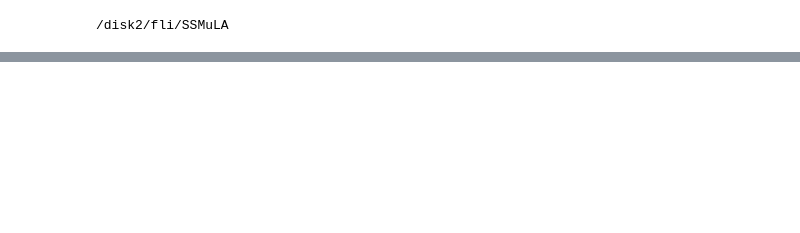
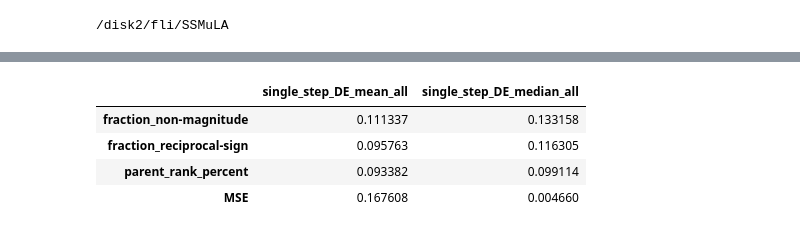
Before and after one commit to fhalab/SSMuLA, a Jupyter notebook: sandbox/fit_factor.ipynb, the cells around one changed output, grey strips where cells are left out. Saved outputs shown, nothing was run; the diff lists cells and outputs as text; code cells hidden in the pictures; blank space fills up the shorter version.

```diff
--- a/sandbox/fit_factor.ipynb
+++ b/sandbox/fit_factor.ipynb
@@ -54,0 +40,9 @@ for a in LANDSCAPE_ATTRIBUTES:
+# %%
+# Function to apply different gradients
+def apply_gradient(s, colormap='YlGnBu', mse_colormap='coolwarm'):
+    # Copy to avoid modifying the original data
+    is_mse = s.name == 'mse'
+    if is_mse:
+        return [f'background-color: {x}' for x in sns.color_palette(mse_colormap, len(s))]
+    else:
+        return [f'background-color: {x}' for x in sns.color_palette(colormap, len(s))]
@@ -103,0 +129,49 @@ numb_loc_opt_norm_cannot_escape        0.001393
+# %%
+import pandas as pd
+import numpy as np
+import matplotlib.pyplot as plt
+from matplotlib.colors import LinearSegmentedColormap
+
+# Sample data setup
+data = {
+    'single_step_DE_mean_all': [0.111337, 0.095763, 0.093382, 0.16760788934389106],
+    'single_step_DE_median_all': [0.133158, 0.116305, 0.099114, 0.004660274107895844]
+}
+index = ['fraction_non-magnitude', 'fraction_reciprocal-sign', 'parent_rank_percent', 'MSE']
+
+# Create DataFrame
+df = pd.DataFrame(data, index=index)
+
+# Custom colormap for the MSE row
+colors = ["#ffcccb", "#ffb6c1"]  # Light red to deeper pink
+cmap_mse = LinearSegmentedColormap.from_list("mse_cmap", colors, N=100)
+
+# Styling the DataFrame
+def style_dataframe(df):
+    # Define a function to apply gradient selectively
+    def apply_gradient(row):
+        if row.name == 'MSE':
+            # Generate colors for the MSE row based on its values
+            norm = plt.Normalize(row.min(), row.max())
+            rgba_colors = [cmap_mse(norm(value)) for value in row]
+            return [f'background-color: rgba({int(rgba[0]*255)}, {int(rgba[1]*255)}, {int(rgba[2]*255)}, {rgba[3]})' for rgba in rgba_colors]
+        else:
+            return [''] * len(row)  # No style for other rows
+
+    # Apply gradient across all rows
+    styled_df = df.style.background_gradient(cmap='YlGnBu')
+    # Apply the custom gradient to the MSE row
+    styled_df = styled_df.apply(apply_gradient, axis=1)
+    return styled_df
+
+# Apply the custom styling
+styled_df = style_dataframe(df)
+
+# Display the styled DataFrame
+styled_df
+# %% [output]
+|  | single_step_DE_mean_all | single_step_DE_median_all |
+| fraction_non-magnitude | 0.111337 | 0.133158 |
+| fraction_reciprocal-sign | 0.095763 | 0.116305 |
+| parent_rank_percent | 0.093382 | 0.099114 |
+| MSE | 0.167608 | 0.004660 |
```
Also changed, not shown: parts of 8 cells of this notebook, 4 other files.
